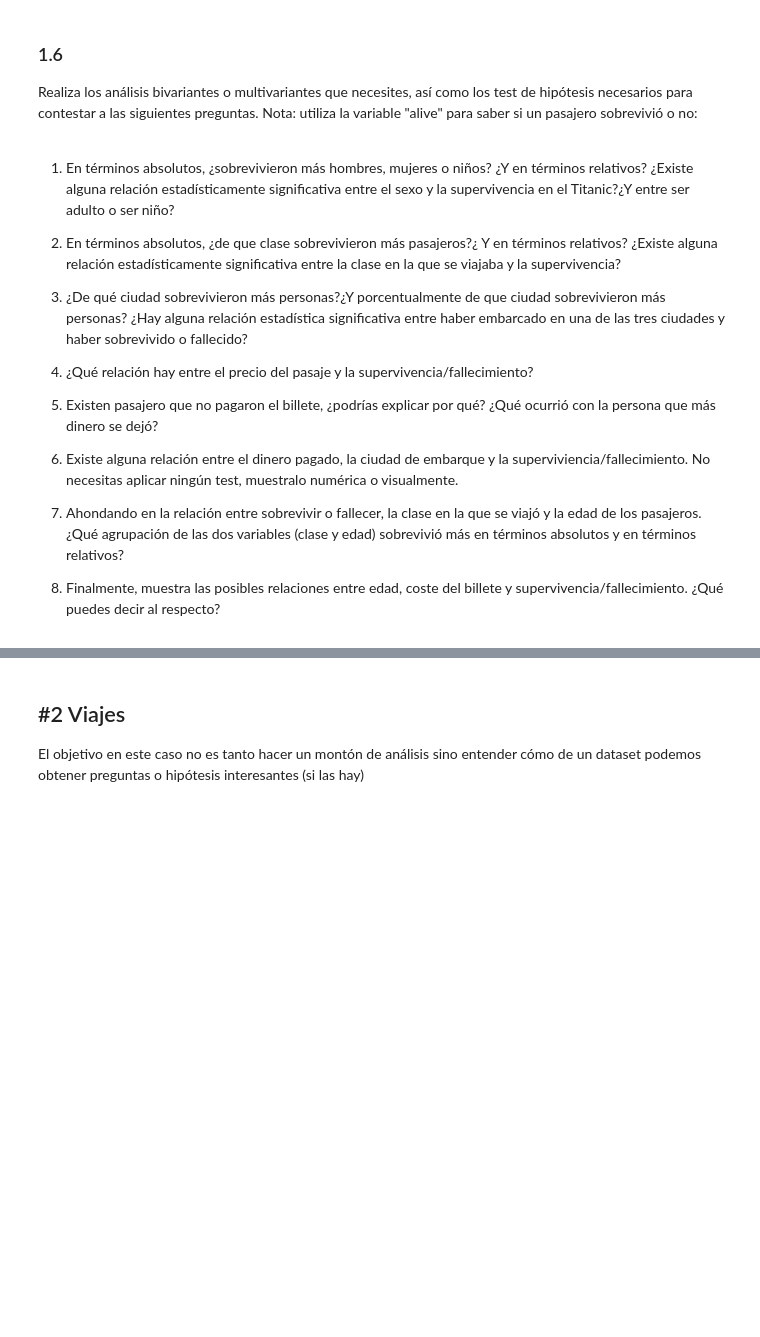
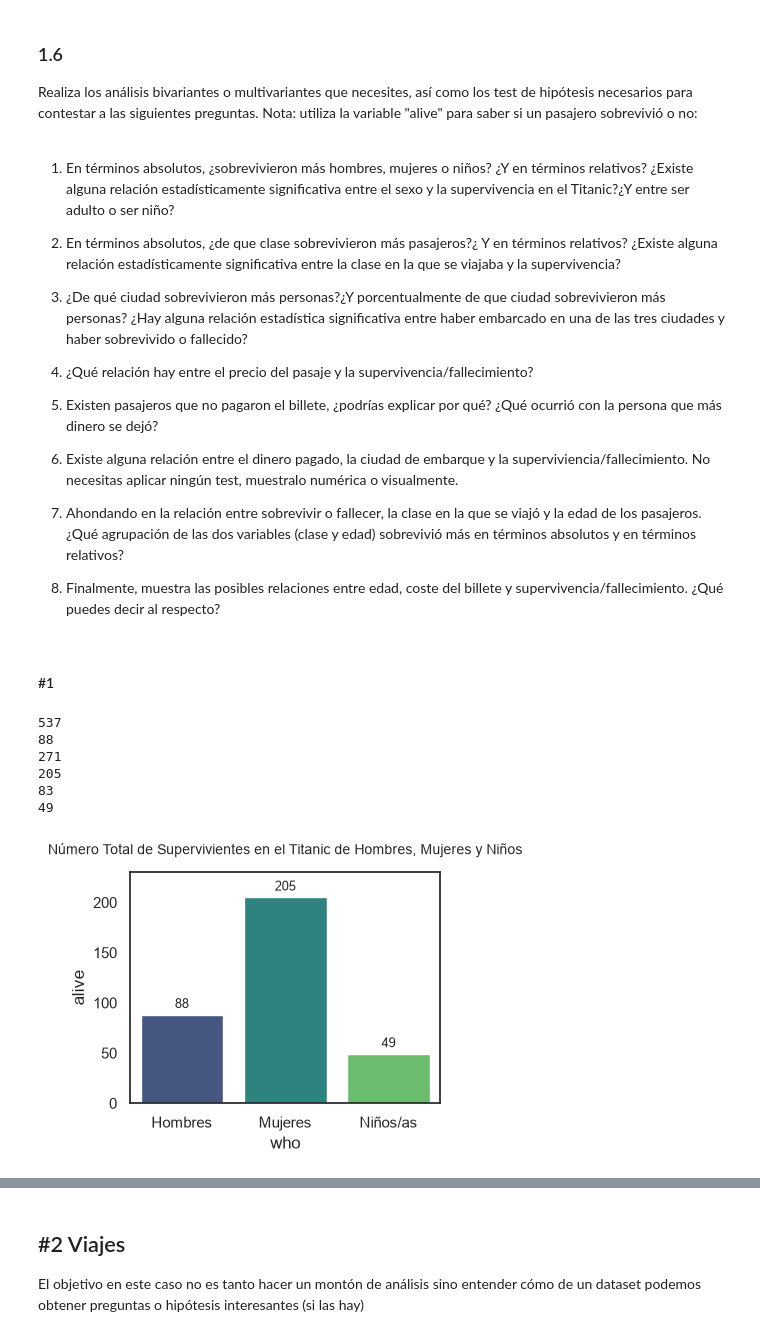
Before and after one commit to jaimeMatea/ONLINE_DS_THEBRIDGE_JaimeMateaPolo, a Jupyter notebook: 2_Analytics/4-Mates para DS/Ejercicios/Practica_Multivariante.ipynb, the cells around one changed output, grey strips where cells are left out. Saved outputs shown, nothing was run; the diff lists cells and outputs as text; code cells hidden in the pictures; blank space fills up the shorter version.

```diff
--- a/2_Analytics/4-Mates para DS/Ejercicios/Practica_Multivariante.ipynb
+++ b/2_Analytics/4-Mates para DS/Ejercicios/Practica_Multivariante.ipynb
@@ -23,3 +65,6 @@ Deshazte de las columnas "deck", "survived", "pclass" y "embarked" porque no las
 ### #1.3
 
 Suma las columnas "parch" y "sibsp" para tener el número de parientes de cada pasajero, guarda el resultado en otra columna "family_members", luego deshazte de "parch" y "sibsp"
+# %%
+titanic["family_members"]=titanic["parch"]+titanic["sibsp"]
+titanic
@@ -25,0 +85,3 @@ Suma las columnas "parch" y "sibsp" para tener el número de parientes de cada p
+# %%
+titanic.drop(columns=["parch","sibsp"], inplace=True)
+titanic
@@ -27,3 +103,6 @@ Suma las columnas "parch" y "sibsp" para tener el número de parientes de cada p
 ### #1.4
 
 Imputa la moda a los valores nulos de "embark_town"
+# %%
+titanic["embark_town"]=titanic["embark_town"].fillna(titanic["embark_town"].mode()[0])
+titanic
@@ -31,3 +128,6 @@ Imputa la moda a los valores nulos de "embark_town"
 ### #1.5
 
 Imputa la media a los valores faltantes de "age", si quieres puedes hacer algo más preciso (por ejemplo considerando además la columna "who")
+# %%
+titanic['age'] = titanic['age'].fillna(titanic.groupby(['sex','class','who'])['age'].transform('median'))
+titanic
@@ -44,10 +158,46 @@ Realiza los análisis bivariantes o multivariantes que necesites, así como los
 
 4. ¿Qué relación hay entre el precio del pasaje y la supervivencia/fallecimiento?
 
-5. Existen pasajero que no pagaron el billete, ¿podrías explicar por qué? ¿Qué ocurrió con la persona que más dinero se dejó?
+5. Existen pasajeros que no pagaron el billete, ¿podrías explicar por qué? ¿Qué ocurrió con la persona que más dinero se dejó?
 
 6. Existe alguna relación entre el dinero pagado, la ciudad de embarque y la superviviencia/fallecimiento. No necesitas aplicar ningún test, muestralo numérica o visualmente.
 
 7. Ahondando en la relación entre sobrevivir o fallecer, la clase en la que se viajó y la edad de los pasajeros. ¿Qué agrupación de las dos variables (clase y edad) sobrevivió más en términos absolutos y en términos relativos?
 
 8. Finalmente, muestra las posibles relaciones entre edad, coste del billete y supervivencia/fallecimiento. ¿Qué puedes decir al respecto?
+# %% [markdown]
+#### #1
+# %%
+print(titanic[titanic["who"]=="man"].shape[0])
+print(titanic[(titanic["alive"]=="yes")&(titanic["who"]=="man")].shape[0])
+
+print(titanic[titanic["who"]=="woman"].shape[0])
+print(titanic[(titanic["alive"]=="yes")&(titanic["who"]=="woman")].shape[0])
+
+print(titanic[titanic["who"]=="child"].shape[0])
+print(titanic[(titanic["alive"]=="yes")&(titanic["who"]=="child")].shape[0])
+# %% [output]
+537
+88
+271
+205
+83
+49
+# %%
+# SUPERVIVENCIA POR WHO EN TÉRMINOS ABSOLUTOS
+
+sns.set_theme(style="white")
+plt.figure(figsize=(4, 3)) #anchura,altura
+
+ax = sns.barplot(data=titanic, x="who", y=titanic["alive"].eq("yes").astype(int), estimator="sum",errorbar=None, palette="viridis", hue="who")
+
+plt.title('Número Total de Supervivientes en el Titanic de Hombres, Mujeres y Niños', fontsize=10, pad=13)
+plt.xticks([0, 1, 2], ['Hombres', 'Mujeres', 'Niños/as'])
+plt.ylim(0, 230) #limite borde de arriba
+
+for container in ax.containers:
+    ax.bar_label(container, fmt='%.0f', padding=3, fontsize=9)
+
+plt.show()
+# %% [output]
+[figure, added]
```
Also changed, not shown: parts of 54 cells of this notebook, 6 other files.
